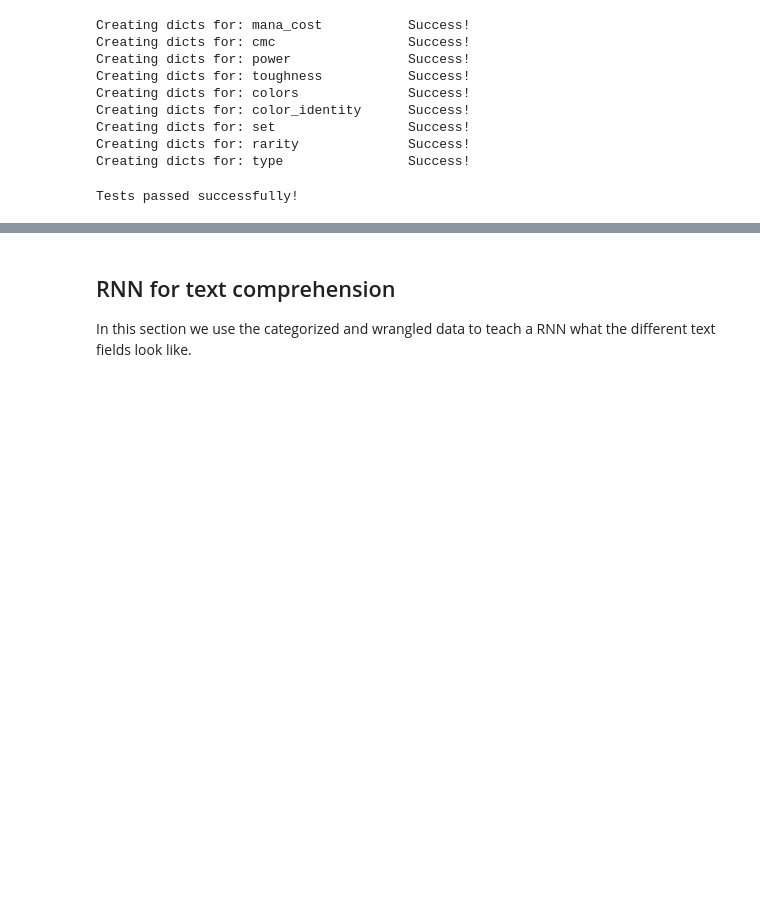
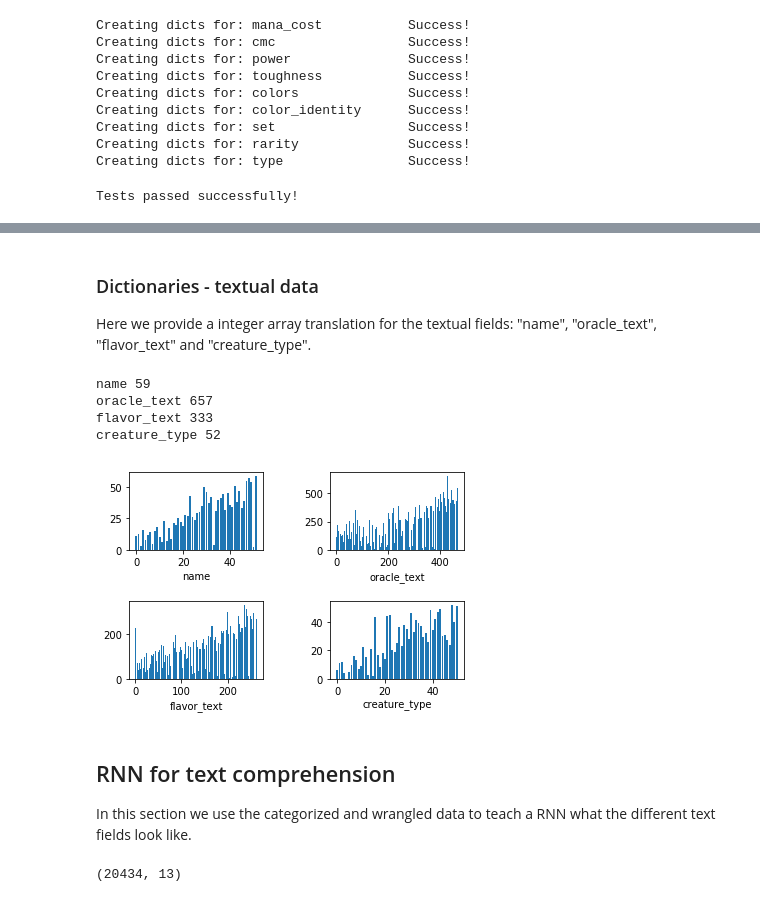
Before and after one commit to ramiluisto/MTG-cards, a Jupyter notebook: MTG textual part.ipynb, the cells around one changed output, grey strips where cells are left out. Drawn from its saved outputs; the diff is of its cells as text; code cells hidden in the pictures; blank space fills up the shorter version.

```diff
--- a/MTG textual part.ipynb
+++ b/MTG textual part.ipynb
@@ -367,7 +370,61 @@ DICTIONARIES_FILENAME = "dictionaries.json"
 
 df_indexed.to_json(INDEXED_DF_FILENAME)
 pd.DataFrame(category_translators).to_json(DICTIONARIES_FILENAME)
+# %% [markdown]
+### Dictionaries - textual data
+
+Here we provide a integer array translation for the textual fields: "name", "oracle_text", "flavor_text" and "creature_type".
+# %%
+df = df_indexed.copy()
+
+textual_columns = ['name', 'oracle_text', 'flavor_text', 'creature_type']
+
+def extended_len(input):
+    if input == None:
+        return 0
+    else:
+        return(len(input))
+
+for column in textual_columns:
+    print(column, df[column].map(lambda x: extended_len(x)).max())
+
+long_names = df.loc[df.name.str.len() > 50]
+name_lengths = df.name.map(lambda x: extended_len(x))
+
+long_oracles = df.loc[df.oracle_text.str.len() > 500]
+oracle_lengths = df.oracle_text.map(lambda x: extended_len(x))
+# %% [output]
+name 59
+oracle_text 657
+flavor_text 333
+creature_type 52
+# %%
+
+text_columns = ['name', 'oracle_text', 'flavor_text', 'creature_type']
+
+figure, axes = plt.subplots(nrows=2, ncols=2)
+figure.tight_layout(pad=3.0)
+
+j = 0
+for column in text_columns:
+    j = j+1
+    N = len(text_columns)
+
+    plt.subplot(2,2,j)
+    lengths = df[column].map(lambda x: extended_len(x))
+
+    x = range(len(lengths.unique()))
+    y = lengths.unique()
+    #print(y)
+    plt.bar(x,y)
+    plt.xlabel(column)
+# %% [output]
+[figure, added]
 # %% [markdown]
 ## RNN for text comprehension
 
 In this section we use the categorized and wrangled data to teach a RNN what the different text fields look like.
+# %%
+df.shape
+# %% [output]
+(20434, 13)
```
Also changed, not shown: parts of 8 cells of this notebook.
